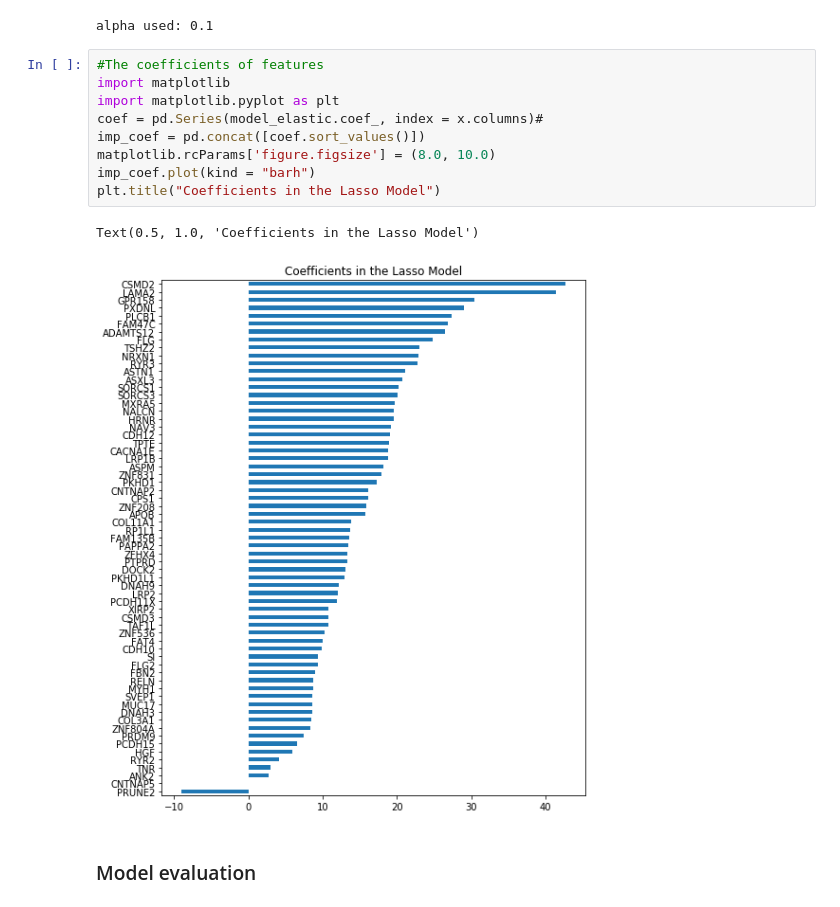
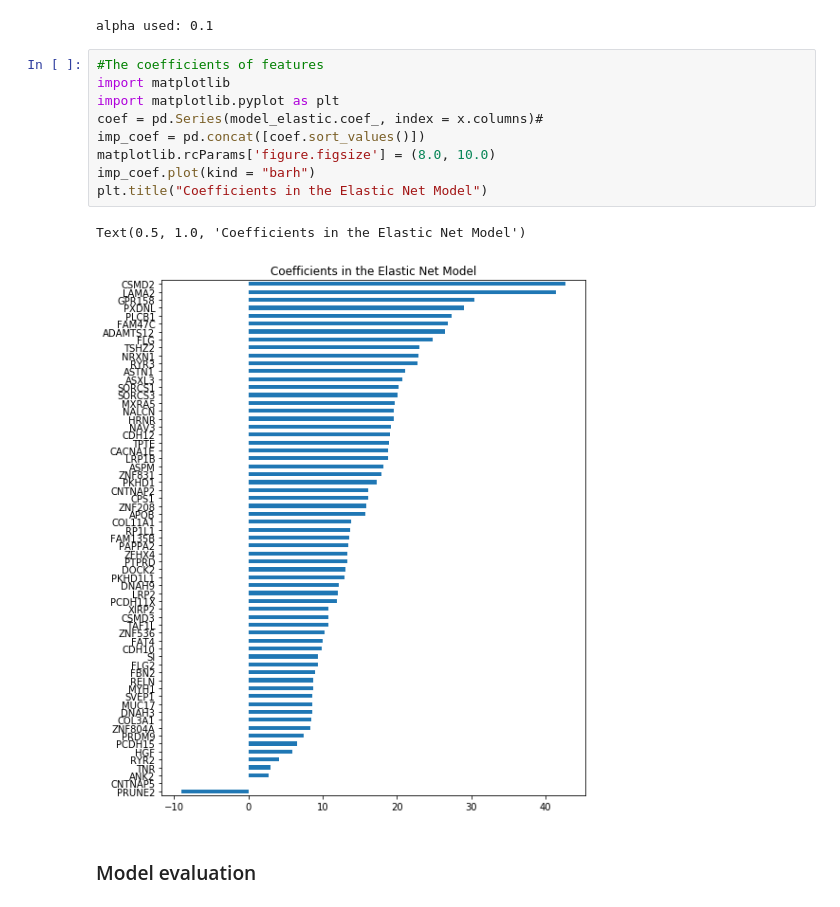
Before and after one commit to Da1111110/Mutation-load-and-immunotherapy-response, a Jupyter notebook: Lasso_and_elastic_net.ipynb, the cells around one changed output. Saved outputs shown, nothing was run; the diff lists cells and outputs as text.

```diff
--- a/Lasso_and_elastic_net.ipynb
+++ b/Lasso_and_elastic_net.ipynb
@@ -679,15 +695,15 @@ alpha used: 0.1
 # %%
 #The coefficients of features
 import matplotlib
 import matplotlib.pyplot as plt
 coef = pd.Series(model_elastic.coef_, index = x.columns)#
 imp_coef = pd.concat([coef.sort_values()])
 matplotlib.rcParams['figure.figsize'] = (8.0, 10.0)
 imp_coef.plot(kind = "barh")
-plt.title("Coefficients in the Lasso Model")
+plt.title("Coefficients in the Elastic Net Model")
 # %% [output]
-Text(0.5, 1.0, 'Coefficients in the Lasso Model')
+Text(0.5, 1.0, 'Coefficients in the Elastic Net Model')
-[figure, old version]
+[figure, new version]
 # %% [markdown]
 ### Model evaluation
 # %%
```
Also changed, not shown: parts of 16 cells of this notebook.
